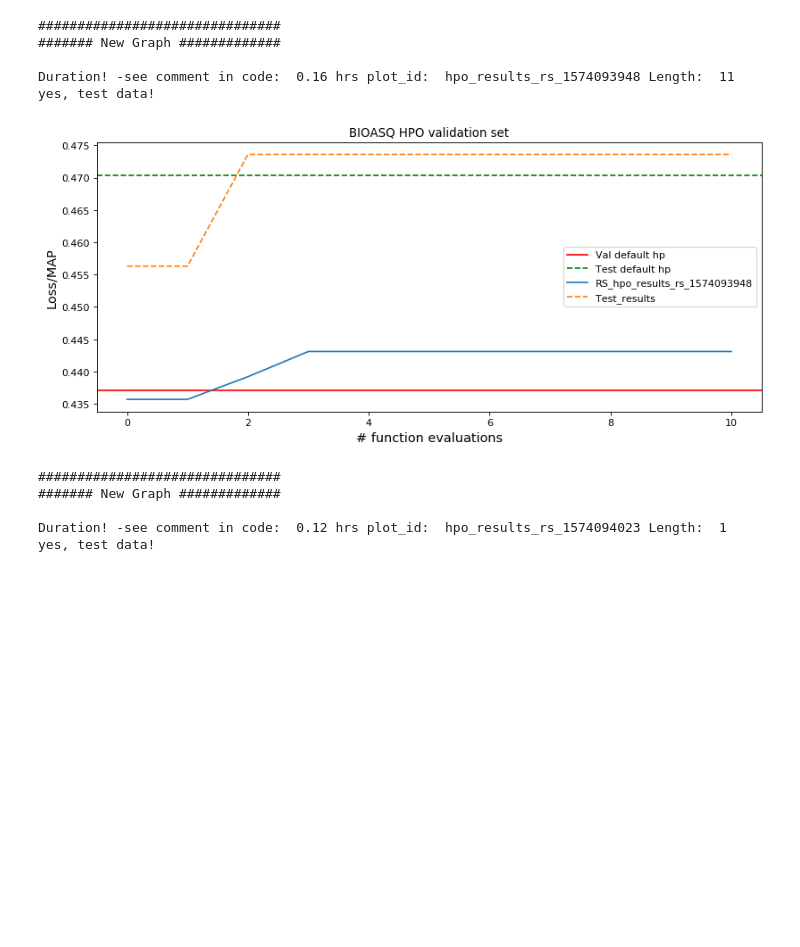
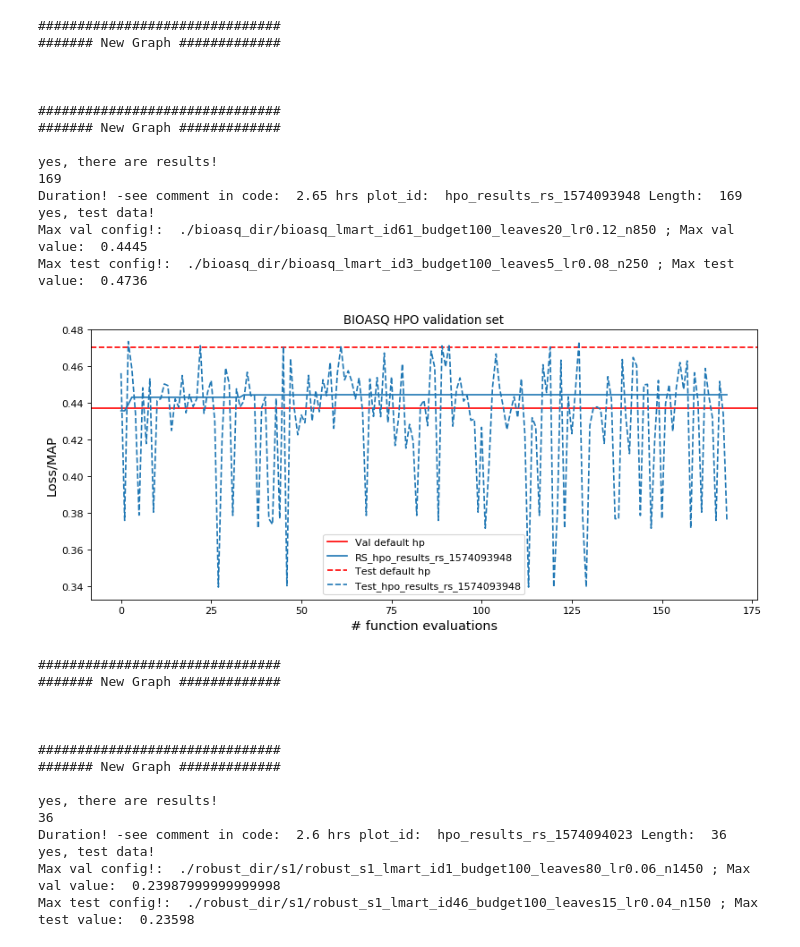
Before and after one commit to fj-morales/deep-relevance-ranking, a Jupyter notebook: models/baselines/HPO_analysis_graphs.ipynb, the cells around one changed output. Saved outputs shown, nothing was run; the diff lists cells and outputs as text; code cells hidden in the pictures; blank space fills up the shorter version.

Commit message:
HPO removing test data collection

```diff
--- a/models/baselines/HPO_analysis_graphs.ipynb
+++ b/models/baselines/HPO_analysis_graphs.ipynb
@@ -32,8 +32,8 @@ def load_results(file):
 #             line = line.strip('\n')
             results.append(json.loads(line))
 
-        if not results:
-            return
+#         if not results:
+#             return
 
         if 's1' in results[0][3]['info'].keys():
             fold = 's1'
@@ -75,8 +75,8 @@ def plot_results(dataset, hpo_method, *plots, dev_def=0, test_def=0, n=0, n_lim=
 
     plt.title(dataset.upper() + ' HPO validation set' )
 
-    plt.axhline(y=dev_def, color='r', linestyle='-', label = 'Val default hp')
-    plt.axhline(y=test_def, color='g', linestyle='--', label = 'Test default hp')
+    dev_line = plt.axhline(y=dev_def, color='r', linestyle='-', label = 'Val default hp')
+
 
     signals = []
     for plot_data in plots:
@@ -131,8 +131,22 @@ def plot_results(dataset, hpo_method, *plots, dev_def=0, test_def=0, n=0, n_lim=
 
         if 'test_results' in plot_data.keys():
             print('yes, test data!')
-            test_y = [max(plot_data['test_results'][0:i+1]) for i,x in enumerate(plot_data['test_results'])]
-            plt.plot(idx[n:n_up], test_y[n:n_up], linestyle='--', label = 'Test_results')
+#             test_y = [max(plot_data['test_results'][0:i+1]) for i,x in enumerate(plot_data['test_results'])]
+            test_y = plot_data['test_results']
+            plt.axhline(y=test_def, color='r', linestyle='--', label = 'Test default hp')
+            plt.plot(idx[n:n_up], test_y[n:n_up], linestyle='--', color=p[0].get_color(),  label = 'Test_' + plot_id)
+
+
+            min_val = min(plot_data['loss_data'])
+            idx_min = plot_data['loss_data'].index(min_val)
+            min_val_config = plot_data['model_file'][idx_min]
+            print('Max val config!: ', min_val_config, '; Max val value: ', 1 - min_val)
+
+            max_test = max(plot_data['test_results'])
+            idx_max = plot_data['test_results'].index(max_test)
+            max_test_config = plot_data['model_file'][idx_max]
+            print('Max test config!: ', max_test_config, '; Max test value: ', max_test)
+
 
 
         if raw_flag:
@@ -176,12 +190,12 @@ test_defaults = [
                ]
 
 hpo_methods = [
-#                 'bohb',
+                'bohb',
                 'rs'
 ]
 
-# adjust_min=True
-adjust_min=False
+adjust_min=True
+# adjust_min=False
 n_limit = 0
 
 # only_test_flag = False
@@ -207,39 +221,58 @@ for wdir, dev_def, test_def in zip(workdirs, dev_defaults, test_defaults):
 #         print(dataset)
 #         avg_res = get_avg_results(results_files)
         res_hpo = []
         for r in results_files:
             r_hpo = load_results(r)
+#             print('estas claves', list(r_hpo.keys()))
             if only_test_flag:
-#                 print(list(r_hpo.keys()))
                 if 'test_results' in r_hpo.keys():
+                    print('yes, there are results!')
                     res_hpo.append(r_hpo)
             else:
                 res_hpo.append(r_hpo)
 
         if not res_hpo:
-            break
+            continue
         if adjust_min:
             n_limit = min(len(r['loss_data']) for r in res_hpo)
             print(n_limit)
 
 #         n_limit = 800
 
         signals = plot_results(dataset, h, *res_hpo, dev_def=dev_def, test_def=test_def, n=0, n_lim=n_limit, time_flag=False, raw_flag=False)
 
 
 
         # Plot
 
         # Save results all results
 # %% [output]
 ###############################
 ####### New Graph #############
 
-Duration! -see comment in code:  0.16 hrs plot_id:  hpo_results_rs_1574093948 Length:  11
+
+
+###############################
+####### New Graph #############
+
+yes, there are results!
+169
+Duration! -see comment in code:  2.65 hrs plot_id:  hpo_results_rs_1574093948 Length:  169
 yes, test data!
+Max val config!:  ./bioasq_dir/bioasq_lmart_id61_budget100_leaves20_lr0.12_n850 ; Max val value:  0.4445
+Max test config!:  ./bioasq_dir/bioasq_lmart_id3_budget100_leaves5_lr0.08_n250 ; Max test value:  0.4736
-[figure, old version]
+[figure, new version]
 ###############################
 ####### New Graph #############
 
-Duration! -see comment in code:  0.12 hrs plot_id:  hpo_results_rs_1574094023 Length:  1
+
+
+###############################
+####### New Graph #############
+
+yes, there are results!
+36
+Duration! -see comment in code:  2.6 hrs plot_id:  hpo_results_rs_1574094023 Length:  36
 yes, test data!
+Max val config!:  ./robust_dir/s1/robust_s1_lmart_id1_budget100_leaves80_lr0.06_n1450 ; Max val value:  0.23987999999999998
+Max test config!:  ./robust_dir/s1/robust_s1_lmart_id46_budget100_leaves15_lr0.04_n150 ; Max test value:  0.23598
```
Also changed, not shown: parts of 1 cell of this notebook, 2 other files.
